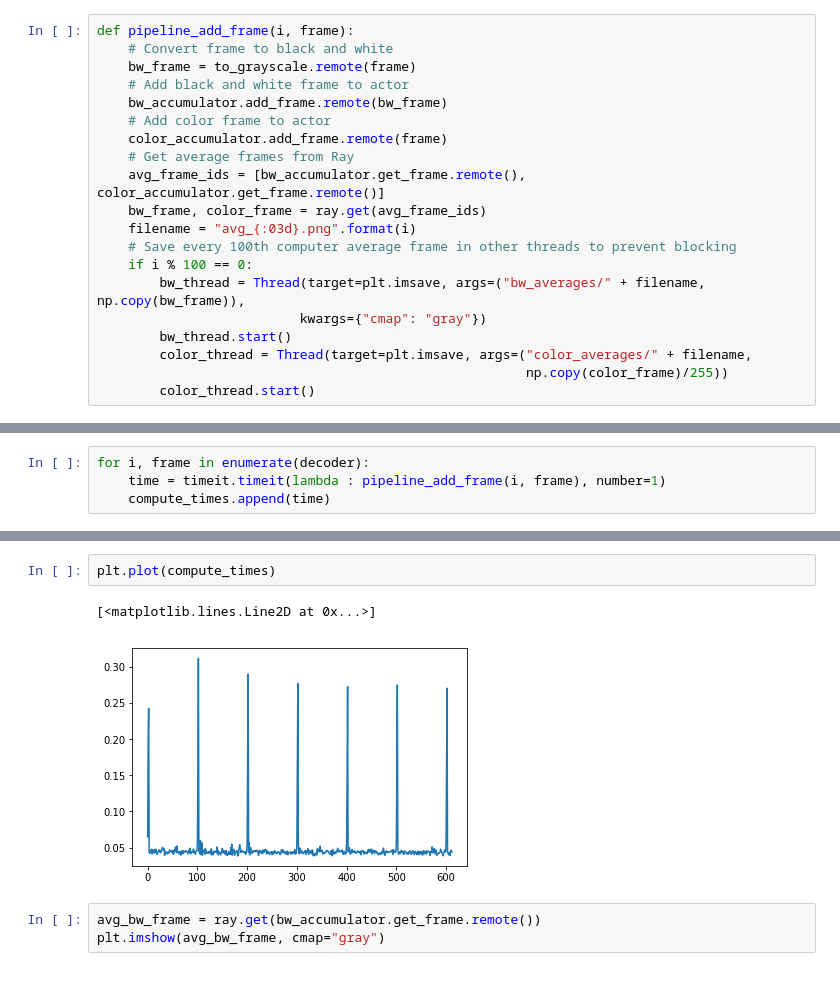
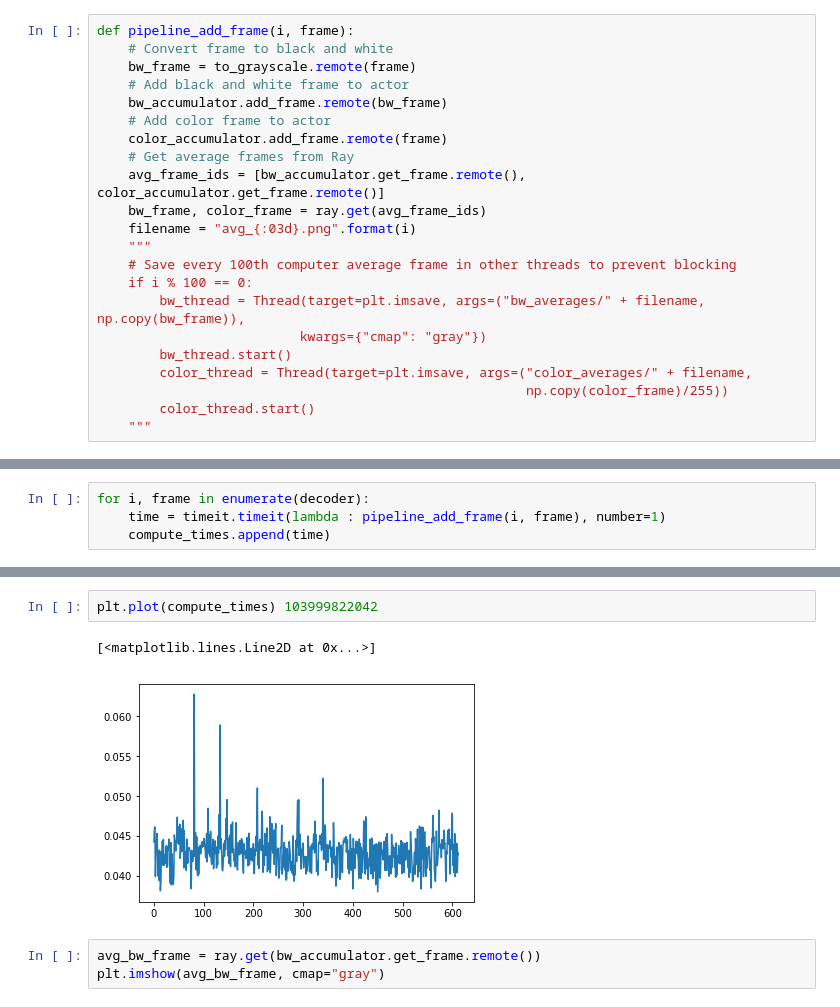
Before and after one commit to pschafhalter/ray-video-pipeline, a Jupyter notebook: Ray Video Pipeline.ipynb, the cells around one changed output, grey strips where cells are left out. Drawn from its saved outputs; the diff is of its cells as text.

```diff
--- a/Ray Video Pipeline.ipynb
+++ b/Ray Video Pipeline.ipynb
@@ -61,6 +61,7 @@ def pipeline_add_frame(i, frame):
     avg_frame_ids = [bw_accumulator.get_frame.remote(), color_accumulator.get_frame.remote()]
     bw_frame, color_frame = ray.get(avg_frame_ids)
     filename = "avg_{:03d}.png".format(i)
+    """
     # Save every 100th computer average frame in other threads to prevent blocking
     if i % 100 == 0:
         bw_thread = Thread(target=plt.imsave, args=("bw_averages/" + filename, np.copy(bw_frame)),
@@ -69,6 +70,7 @@ def pipeline_add_frame(i, frame):
         color_thread = Thread(target=plt.imsave, args=("color_averages/" + filename,
                                                        np.copy(color_frame)/255))
         color_thread.start()
+    """
 # %%
 compute_times = []
 # %%
@@ -87,8 +96,8 @@ Compute time = 29.44937310800117
 # %%
-plt.plot(compute_times)
+plt.plot(compute_times) 103999822042
 # %% [output]
 [<matplotlib.lines.Line2D at 0x...>]
-[figure, old version]
+[figure, new version]
 # %%
 avg_bw_frame = ray.get(bw_accumulator.get_frame.remote())
 plt.imshow(avg_bw_frame, cmap="gray")
```
Also changed, not shown: parts of 2 cells of this notebook.
